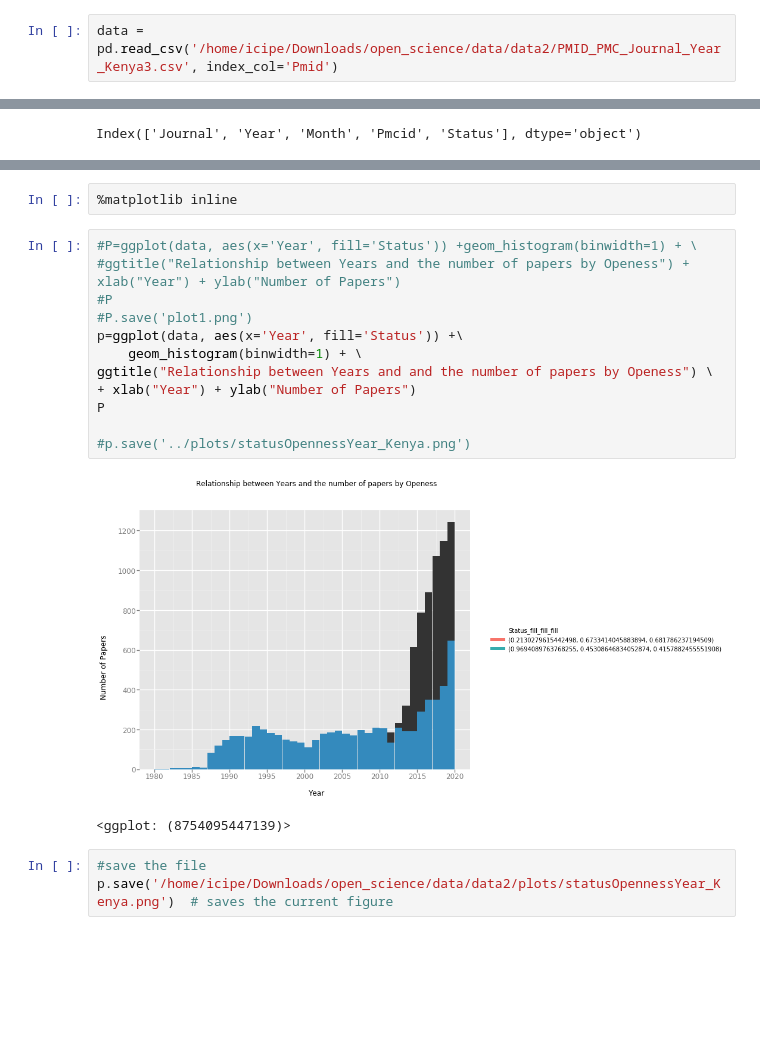
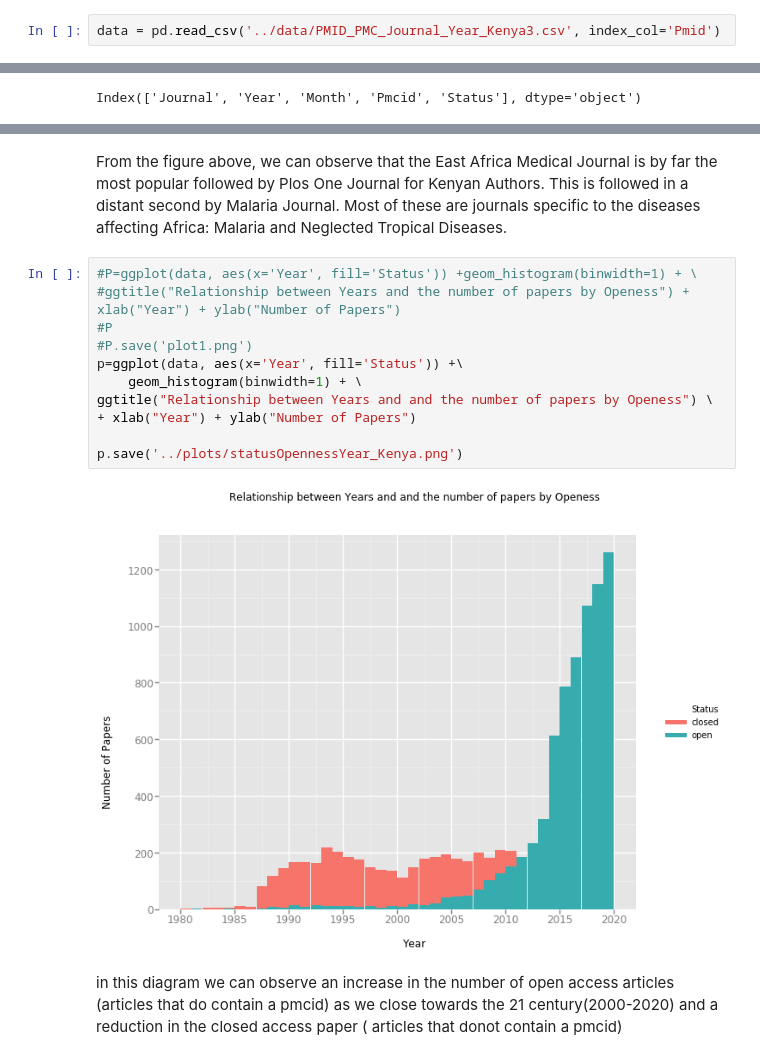
Before and after one commit to BioinfoNet/Data-mining, a Jupyter notebook: reanalysis_2020/notebooks/Data_visulization.ipynb, the cells around one changed output, grey strips where cells are left out. Saved outputs shown, nothing was run; the diff lists cells and outputs as text; blank space fills up the shorter version.

```diff
--- a/reanalysis_2020/notebooks/Data_visulization.ipynb
+++ b/reanalysis_2020/notebooks/Data_visulization.ipynb
@@ -21,5 +24,5 @@ from ggplot import *
 # %%
-data = pd.read_csv('/home/icipe/Downloads/open_science/data/data2/PMID_PMC_Journal_Year_Kenya3.csv', index_col='Pmid')
+data = pd.read_csv('../data/PMID_PMC_Journal_Year_Kenya3.csv', index_col='Pmid')
 # %%
 data.head()
 # %% [output]
@@ -74,21 +78,18 @@ plt.savefig('/home/icipe/Downloads/open_science/data/data2/plots/papers_per_jorn
-# %%
-%matplotlib inline
+# %% [markdown]
+From the figure above, we can observe that the East Africa Medical Journal is by far the most popular followed by Plos One Journal for Kenyan Authors. This is followed in a distant second by Malaria Journal. Most of these are journals specific to the diseases affecting Africa: Malaria and Neglected Tropical Diseases.
 # %%
 #P=ggplot(data, aes(x='Year', fill='Status')) +geom_histogram(binwidth=1) + \
 #ggtitle("Relationship between Years and the number of papers by Openess") + xlab("Year") + ylab("Number of Papers")
 #P
 #P.save('plot1.png')
 p=ggplot(data, aes(x='Year', fill='Status')) +\
     geom_histogram(binwidth=1) + \
 ggtitle("Relationship between Years and and the number of papers by Openess") \
 + xlab("Year") + ylab("Number of Papers")
-P
 
-#p.save('../plots/statusOpennessYear_Kenya.png')
+p.save('../plots/statusOpennessYear_Kenya.png')
 # %% [output]
-[figure, old version]
+[figure, new version]
-<ggplot: (8754095447139)>
-# %%
-#save the file
-p.save('/home/icipe/Downloads/open_science/data/data2/plots/statusOpennessYear_Kenya.png')  # saves the current figure
+# %% [markdown]
+in this diagram we can observe an increase in the number of open access articles (articles that do contain a pmcid)  as we close towards the 21 century(2000-2020) and a reduction in the closed access paper ( articles that donot contain a pmcid)
 # %%
```
Also changed, not shown: parts of 9 cells of this notebook, 23 other files.
